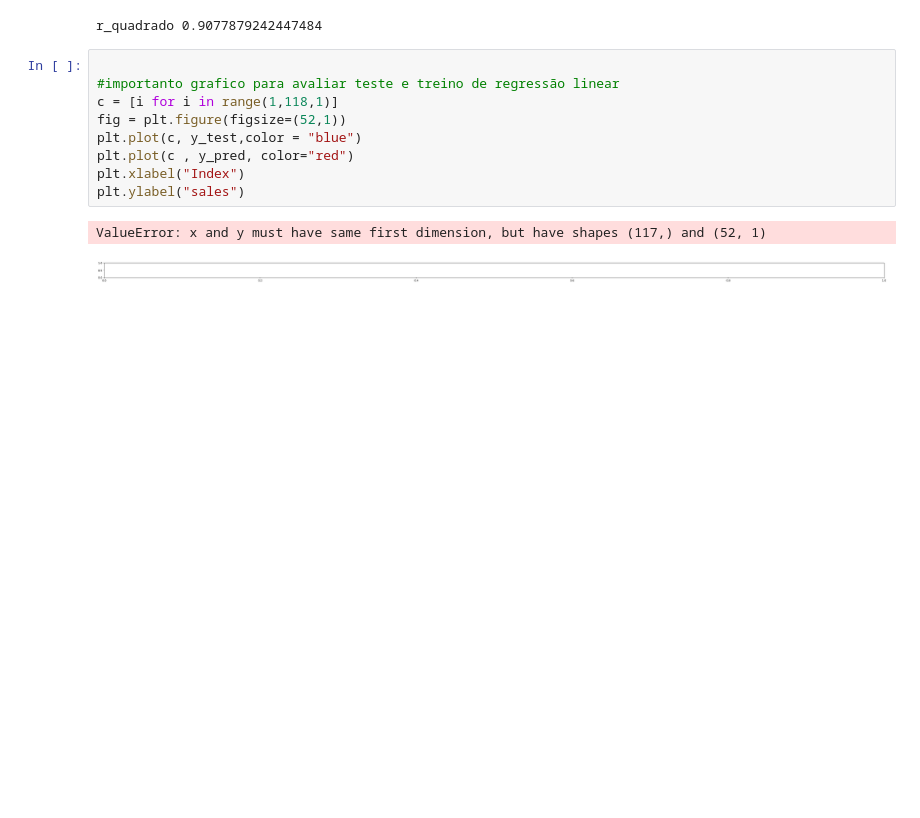
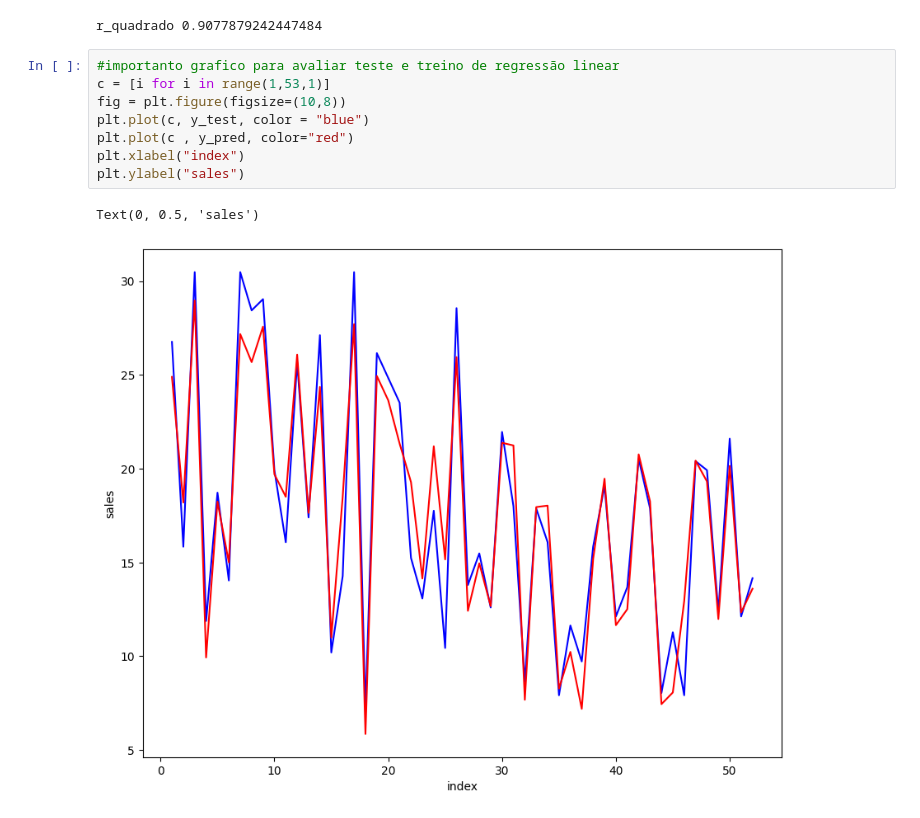
Before and after one commit to DataEtnos/estudos_python, a Jupyter notebook: PROJETO_PRATICO_DNC_4.ipynb, the cells around one changed output. Saved outputs shown, nothing was run; the diff lists cells and outputs as text; blank space fills up the shorter version.

```diff
--- a/PROJETO_PRATICO_DNC_4.ipynb
+++ b/PROJETO_PRATICO_DNC_4.ipynb
@@ -147,14 +147,13 @@ print("r_quadrado",r)
 # %% [output]
 r_quadrado 0.9077879242447484
 # %%
-
 #importanto grafico para avaliar teste e treino de regressão linear
-c = [i for i in range(1,118,1)]
-fig = plt.figure(figsize=(52,1))
-plt.plot(c, y_test,color = "blue")
+c = [i for i in range(1,53,1)]
+fig = plt.figure(figsize=(10,8))
+plt.plot(c, y_test, color = "blue")
 plt.plot(c , y_pred, color="red")
-plt.xlabel("Index")
+plt.xlabel("index")
 plt.ylabel("sales")
 # %% [output]
-ValueError: x and y must have same first dimension, but have shapes (117,) and (52, 1)
+Text(0, 0.5, 'sales')
-[figure, old version]
+[figure, new version]
```
